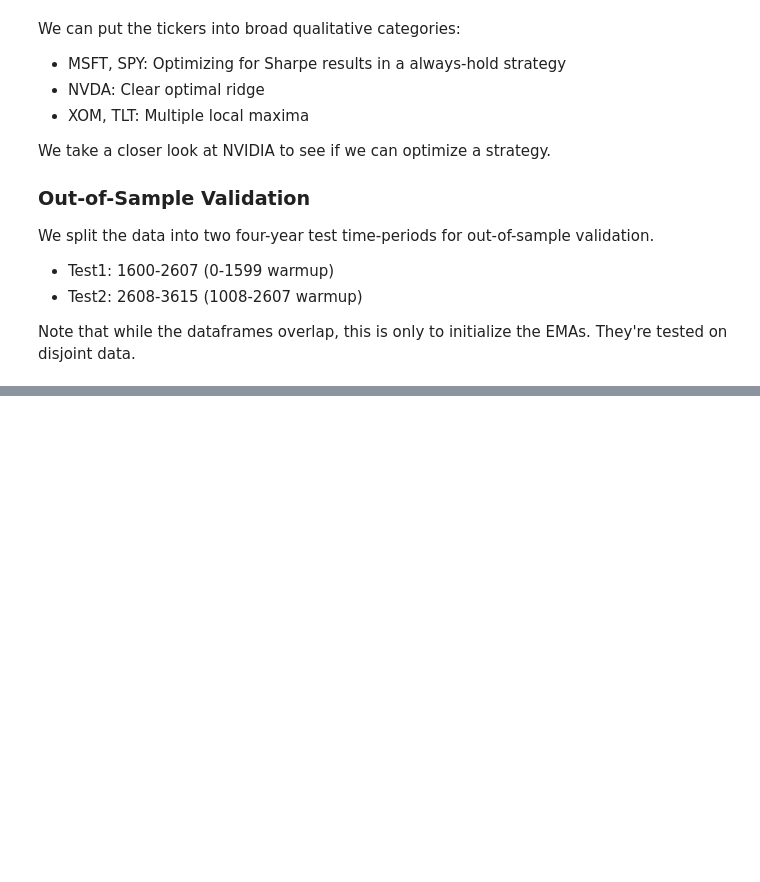
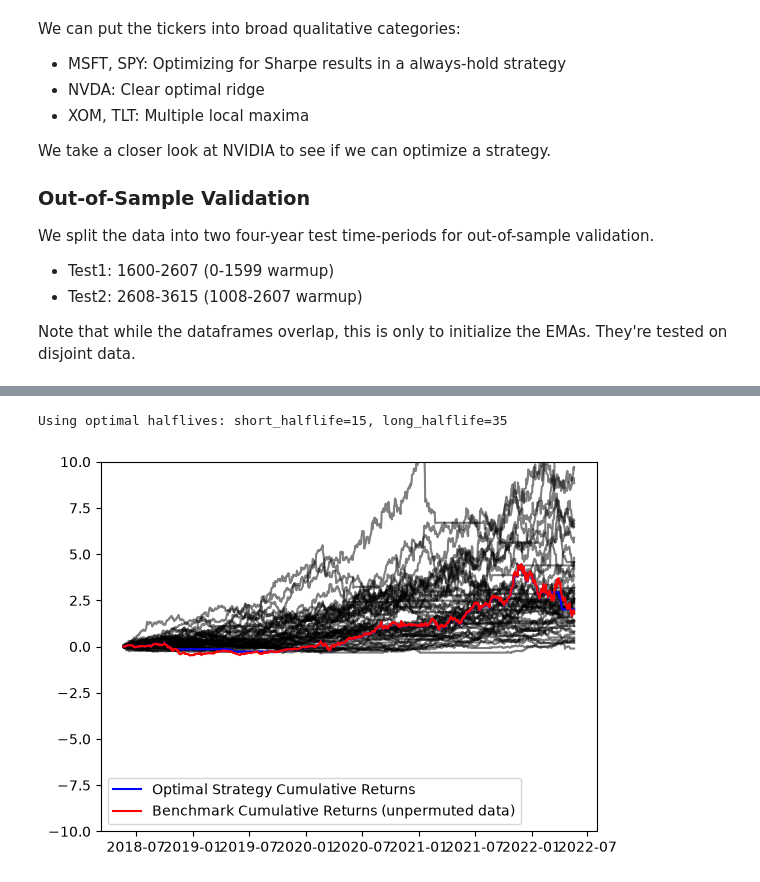
Before and after one commit to charlien74/systematic-trading-research, a Jupyter notebook: notebooks/01_exponential_moving_averages.ipynb, the cells around one changed output, grey strips where cells are left out. Saved outputs shown, nothing was run; the diff lists cells and outputs as text; code cells hidden in the pictures; blank space fills up the shorter version.

```diff
--- a/notebooks/01_exponential_moving_averages.ipynb
+++ b/notebooks/01_exponential_moving_averages.ipynb
@@ -365,0 +372,41 @@ views.create_halflife_heatmaps(ema_grid_results,
+# %%
+period_4 = nvda.loc[nvda['period'] == 4]
+
+best_result_idx = int(np.nanargmax(ema_grid_results['strategy_sharpe'].to_numpy(dtype=float)))
+best_result = ema_grid_results.iloc[best_result_idx]
+short_hl = int(best_result['short_halflife'])
+long_hl = int(best_result['long_halflife'])
+print(f"Using optimal halflives: short_halflife={short_hl}, long_halflife={long_hl}")
+
+# Compute returns for strategy with optimal halflives, for visualization
+short_ema = ema.get_ema_series(period_4, period=four_yr_days, halflife=short_hl)
+long_ema = ema.get_ema_series(period_4, period=four_yr_days, halflife=long_hl)
+positions = strategies.get_ema_crossover_positions(short_ema, long_ema, long_only=True)
+_, strategy_c_returns, benchmark_returns = backtest.compute_metrics_and_returns_from_positions_and_prices(positions, period_4)
+
+
+n_permutations = 50
+permutation_sharpe_results = []
+permutation_return_series_list = []
+
+for i in range(n_permutations):
+    permuted_prices = backtest.permute_prices(period_4, seed=i)
+    short_ema = ema.get_ema_series(permuted_prices, period=four_yr_days, halflife=short_hl)
+    long_ema = ema.get_ema_series(permuted_prices, period=four_yr_days, halflife=long_hl)
+    positions = strategies.get_ema_crossover_positions(short_ema, long_ema, long_only=True)
+    metrics, permutation_c_returns, _ = backtest.compute_metrics_and_returns_from_positions_and_prices(positions, permuted_prices)
+    permutation_sharpe_results.append(metrics['strategy_sharpe'])
+    permutation_return_series_list.append(permutation_c_returns)
+# %% [output]
+Using optimal halflives: short_halflife=15, long_halflife=35
+# %%
+
+for return_series in permutation_return_series_list:
+    plt.plot(return_series.index, return_series.values, color='black', alpha=0.5)
+
+plt.plot(strategy_c_returns.index, strategy_c_returns.values, color='blue', label='Optimal Strategy Cumulative Returns')
+plt.plot(benchmark_returns.index, benchmark_returns.values, color='red', label='Benchmark Cumulative Returns (unpermuted data)')
+plt.legend()
+plt.show()
+# %% [output]
+[figure, added]
```
Also changed, not shown: parts of 3 cells of this notebook, 3 other files.
